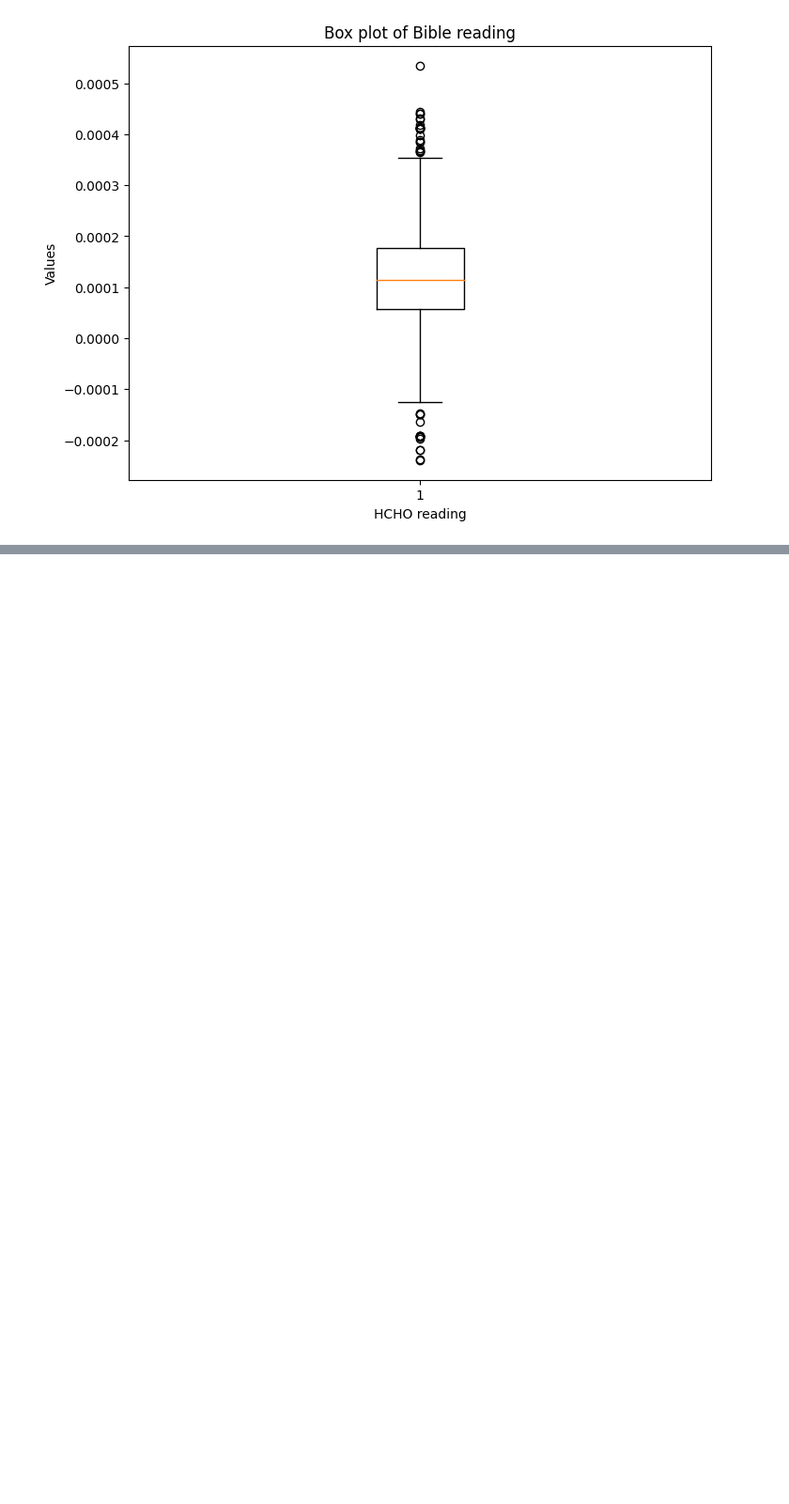
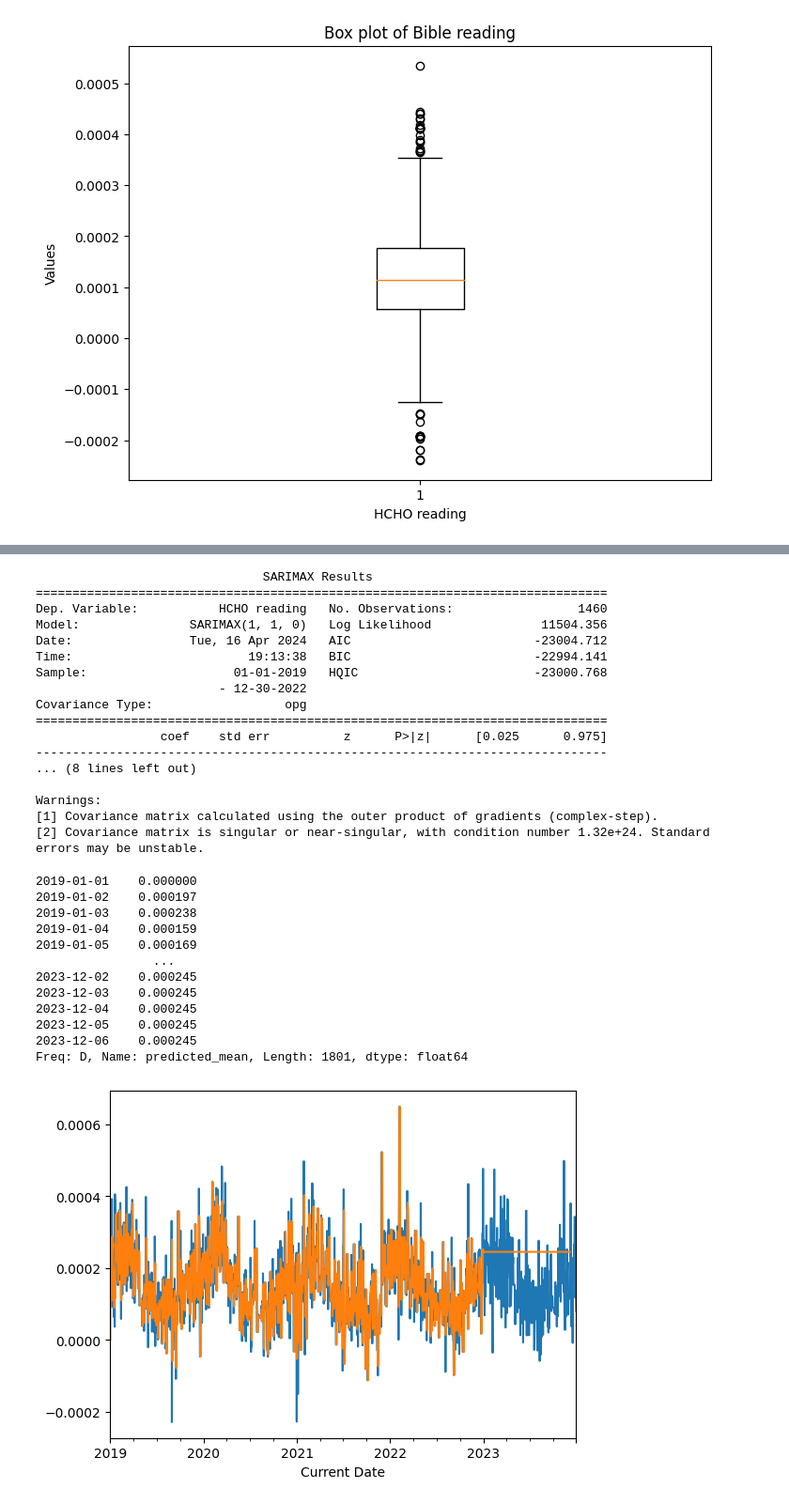
Before and after one commit to VanujaDesilva/Analyzing-HCHO-Gas-Levels-in-Sri-Lanka, a Jupyter notebook: DataPreProcessing.ipynb, the cells around one changed output, grey strips where cells are left out. Shown at 94% size. Cells and saved outputs as stored; diff of their text form; code cells hidden in the pictures; blank space fills up the shorter version.

```diff
--- a/DataPreProcessing.ipynb
+++ b/DataPreProcessing.ipynb
@@ -625,16 +827,46 @@ forecast
 # %%
-from statsmodels.tsa.statespace.sarimax import SARIMAX
 # Split data into training and testing sets
 train_size = int(len(colombo_df) * 0.8)
 train_data, test_data = colombo_df[0:train_size], colombo_df[train_size:]
 
 # Define ARIMA model
-model = SARIMAX(train_data['HCHO reading'], order=(1, 1, 0))
-model_fit = sarima_model.fit()
+model = ARIMA(train_data['HCHO reading'], order=(1, 1, 0))
+model_fit = model.fit()
 
 forecast = model_fit.predict(end = 1800)
 print(model_fit.summary())
 
 colombo_df["HCHO reading"].plot()
 forecast.plot()
 forecast
+# %% [output]
+                               SARIMAX Results
+==============================================================================
+Dep. Variable:           HCHO reading   No. Observations:                 1460
+Model:               SARIMAX(1, 1, 0)   Log Likelihood               11504.356
+Date:                Tue, 16 Apr 2024   AIC                         -23004.712
+Time:                        19:13:38   BIC                         -22994.141
+Sample:                    01-01-2019   HQIC                        -23000.768
+                         - 12-30-2022
+Covariance Type:                  opg
+==============================================================================
+                 coef    std err          z      P>|z|      [0.025      0.975]
+------------------------------------------------------------------------------
+... (8 lines left out)
+
+Warnings:
+[1] Covariance matrix calculated using the outer product of gradients (complex-step).
+[2] Covariance matrix is singular or near-singular, with condition number 1.32e+24. Standard errors may be unstable.
+2019-01-01    0.000000
+2019-01-02    0.000197
+2019-01-03    0.000238
+2019-01-04    0.000159
+2019-01-05    0.000169
+                ...
+2023-12-02    0.000245
+2023-12-03    0.000245
+2023-12-04    0.000245
+2023-12-05    0.000245
+2023-12-06    0.000245
+Freq: D, Name: predicted_mean, Length: 1801, dtype: float64
+[figure, added]
```
Also changed, not shown: parts of 19 cells of this notebook.
